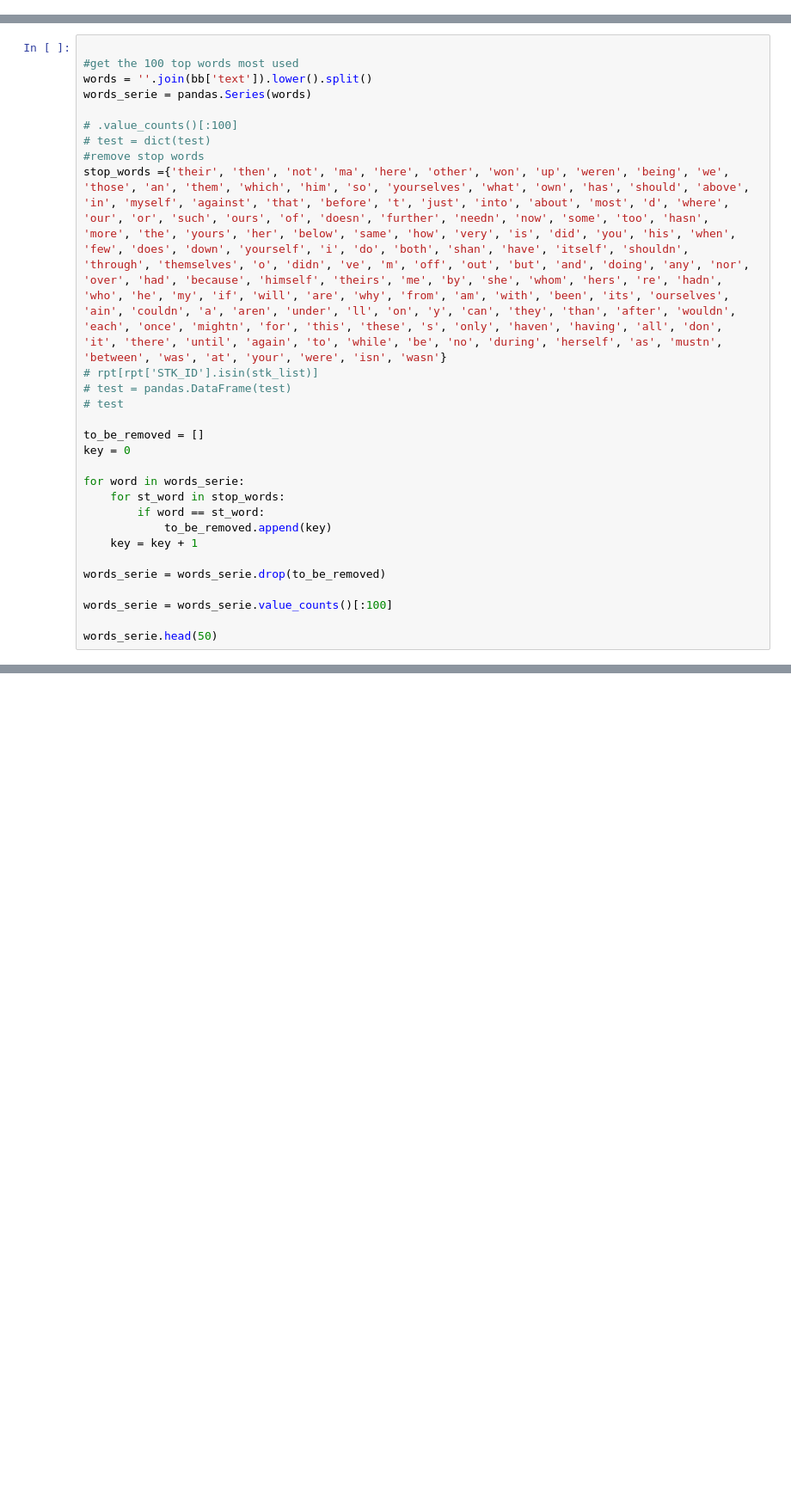
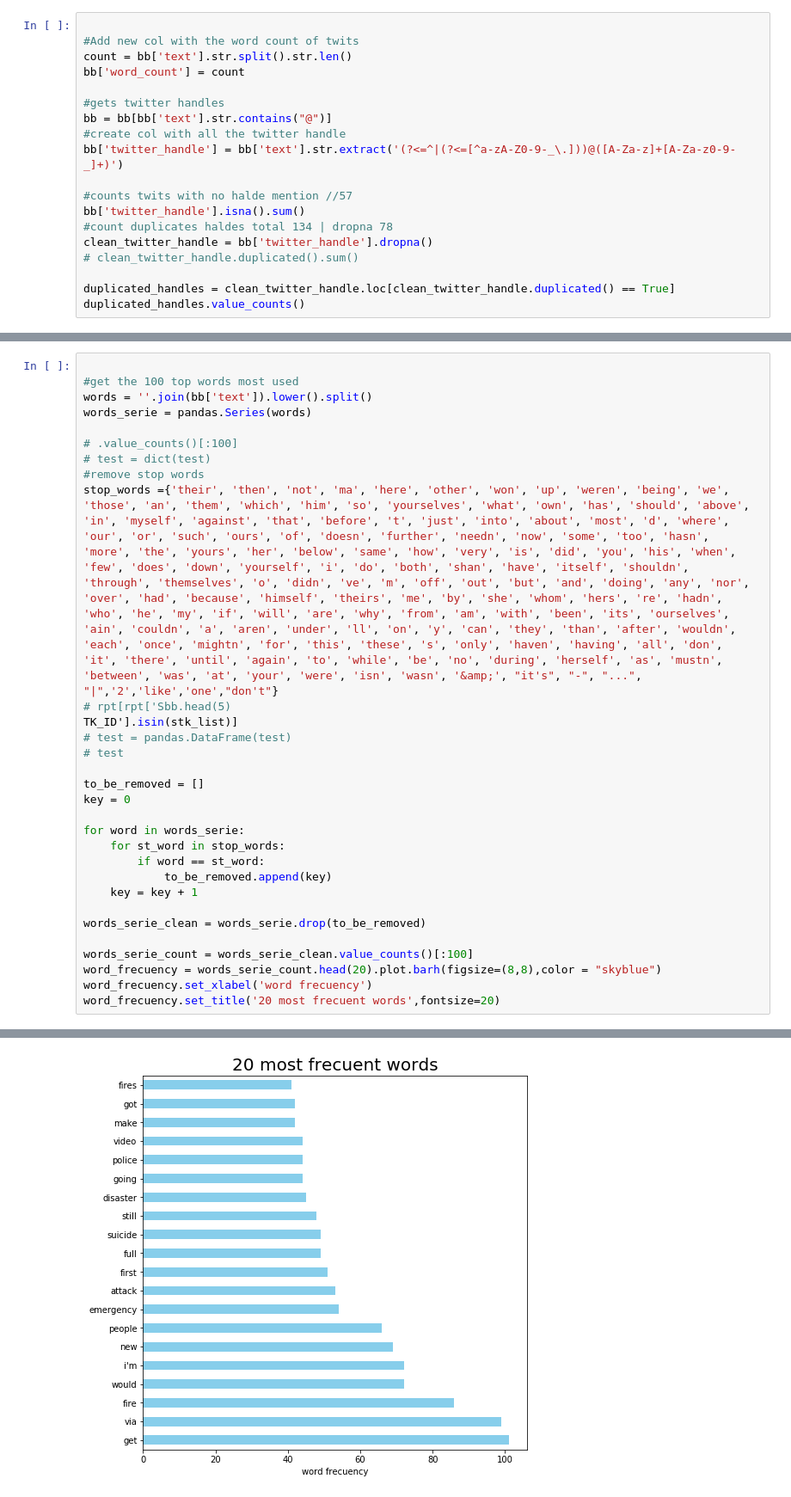
Before and after one commit to scammi/75.06-TP1, a Jupyter notebook: good_test.ipynb, the cells around one changed output, grey strips where cells are left out. Shown at 86% size. Saved outputs shown, nothing was run; the diff lists cells and outputs as text; blank space fills up the shorter version.

```diff
--- a/good_test.ipynb
+++ b/good_test.ipynb
@@ -30,0 +21,19 @@ len(text_counts)
+# %%
+
+#Add new col with the word count of twits
+count = bb['text'].str.split().str.len()
+bb['word_count'] = count
+
+#gets twitter handles
+bb = bb[bb['text'].str.contains("@")]
+#create col with all the twitter handle
+bb['twitter_handle'] = bb['text'].str.extract('(?<=^|(?<=[^a-zA-Z0-9-_\.]))@([A-Za-z]+[A-Za-z0-9-_]+)')
+
+#counts twits with no halde mention //57
+bb['twitter_handle'].isna().sum()
+#count duplicates haldes total 134 | dropna 78
+clean_twitter_handle = bb['twitter_handle'].dropna()
+# clean_twitter_handle.duplicated().sum()
+
+duplicated_handles = clean_twitter_handle.loc[clean_twitter_handle.duplicated() == True]
+duplicated_handles.value_counts()
@@ -37,8 +75,9 @@ words_serie = pandas.Series(words)
 # .value_counts()[:100]
 # test = dict(test)
 #remove stop words
-stop_words ={'their', 'then', 'not', 'ma', 'here', 'other', 'won', 'up', 'weren', 'being', 'we', 'those', 'an', 'them', 'which', 'him', 'so', 'yourselves', 'what', 'own', 'has', 'should', 'above', 'in', 'myself', 'against', 'that', 'before', 't', 'just', 'into', 'about', 'most', 'd', 'where', 'our', 'or', 'such', 'ours', 'of', 'doesn', 'further', 'needn', 'now', 'some', 'too', 'hasn', 'more', 'the', 'yours', 'her', 'below', 'same', 'how', 'very', 'is', 'did', 'you', 'his', 'when', 'few', 'does', 'down', 'yourself', 'i', 'do', 'both', 'shan', 'have', 'itself', 'shouldn', 'through', 'themselves', 'o', 'didn', 've', 'm', 'off', 'out', 'but', 'and', 'doing', 'any', 'nor', 'over', 'had', 'because', 'himself', 'theirs', 'me', 'by', 'she', 'whom', 'hers', 're', 'hadn', 'who', 'he', 'my', 'if', 'will', 'are', 'why', 'from', 'am', 'with', 'been', 'its', 'ourselves', 'ain', 'couldn', 'a', 'aren', 'under', 'll', 'on', 'y', 'can', 'they', 'than', 'after', 'wouldn', 'each', 'once', 'mightn', 'for', 'this', 'these', 's', 'only', 'haven', 'having', 'all', 'don', 'it', 'there', 'until', 'again', 'to', 'while', 'be', 'no', 'during', 'herself', 'as', 'mustn', 'between', 'was', 'at', 'your', 'were', 'isn', 'wasn'}
-# rpt[rpt['STK_ID'].isin(stk_list)]
+stop_words ={'their', 'then', 'not', 'ma', 'here', 'other', 'won', 'up', 'weren', 'being', 'we', 'those', 'an', 'them', 'which', 'him', 'so', 'yourselves', 'what', 'own', 'has', 'should', 'above', 'in', 'myself', 'against', 'that', 'before', 't', 'just', 'into', 'about', 'most', 'd', 'where', 'our', 'or', 'such', 'ours', 'of', 'doesn', 'further', 'needn', 'now', 'some', 'too', 'hasn', 'more', 'the', 'yours', 'her', 'below', 'same', 'how', 'very', 'is', 'did', 'you', 'his', 'when', 'few', 'does', 'down', 'yourself', 'i', 'do', 'both', 'shan', 'have', 'itself', 'shouldn', 'through', 'themselves', 'o', 'didn', 've', 'm', 'off', 'out', 'but', 'and', 'doing', 'any', 'nor', 'over', 'had', 'because', 'himself', 'theirs', 'me', 'by', 'she', 'whom', 'hers', 're', 'hadn', 'who', 'he', 'my', 'if', 'will', 'are', 'why', 'from', 'am', 'with', 'been', 'its', 'ourselves', 'ain', 'couldn', 'a', 'aren', 'under', 'll', 'on', 'y', 'can', 'they', 'than', 'after', 'wouldn', 'each', 'once', 'mightn', 'for', 'this', 'these', 's', 'only', 'haven', 'having', 'all', 'don', 'it', 'there', 'until', 'again', 'to', 'while', 'be', 'no', 'during', 'herself', 'as', 'mustn', 'between', 'was', 'at', 'your', 'were', 'isn', 'wasn', '&amp;', "it's", "-", "...", "|",'2','like','one',"don't"}
+# rpt[rpt['Sbb.head(5)
+TK_ID'].isin(stk_list)]
 # test = pandas.DataFrame(test)
 # test
 
@@ -51,9 +90,10 @@ for word in words_serie:
             to_be_removed.append(key)
     key = key + 1
 
-words_serie = words_serie.drop(to_be_removed)
+words_serie_clean = words_serie.drop(to_be_removed)
 
-words_serie = words_serie.value_counts()[:100]
-
-words_serie.head(50)
+words_serie_count = words_serie_clean.value_counts()[:100]
+word_frecuency = words_serie_count.head(20).plot.barh(figsize=(8,8),color = "skyblue")
+word_frecuency.set_xlabel('word frecuency')
+word_frecuency.set_title('20 most frecuent words',fontsize=20)
 # %% [output]
@@ -76,0 +101 @@ dtype: int64
+[figure, added]
```
Also changed, not shown: parts of 9 cells of this notebook.
